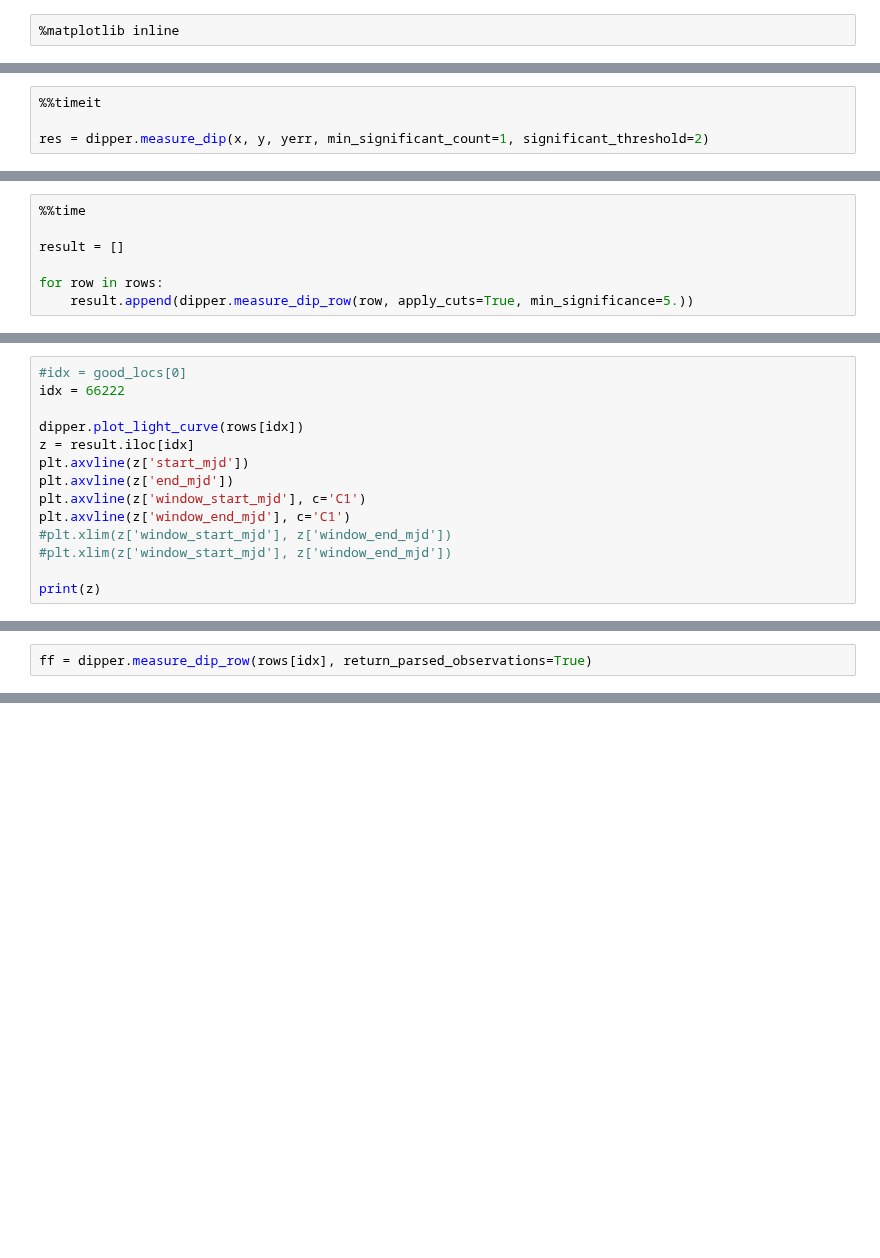
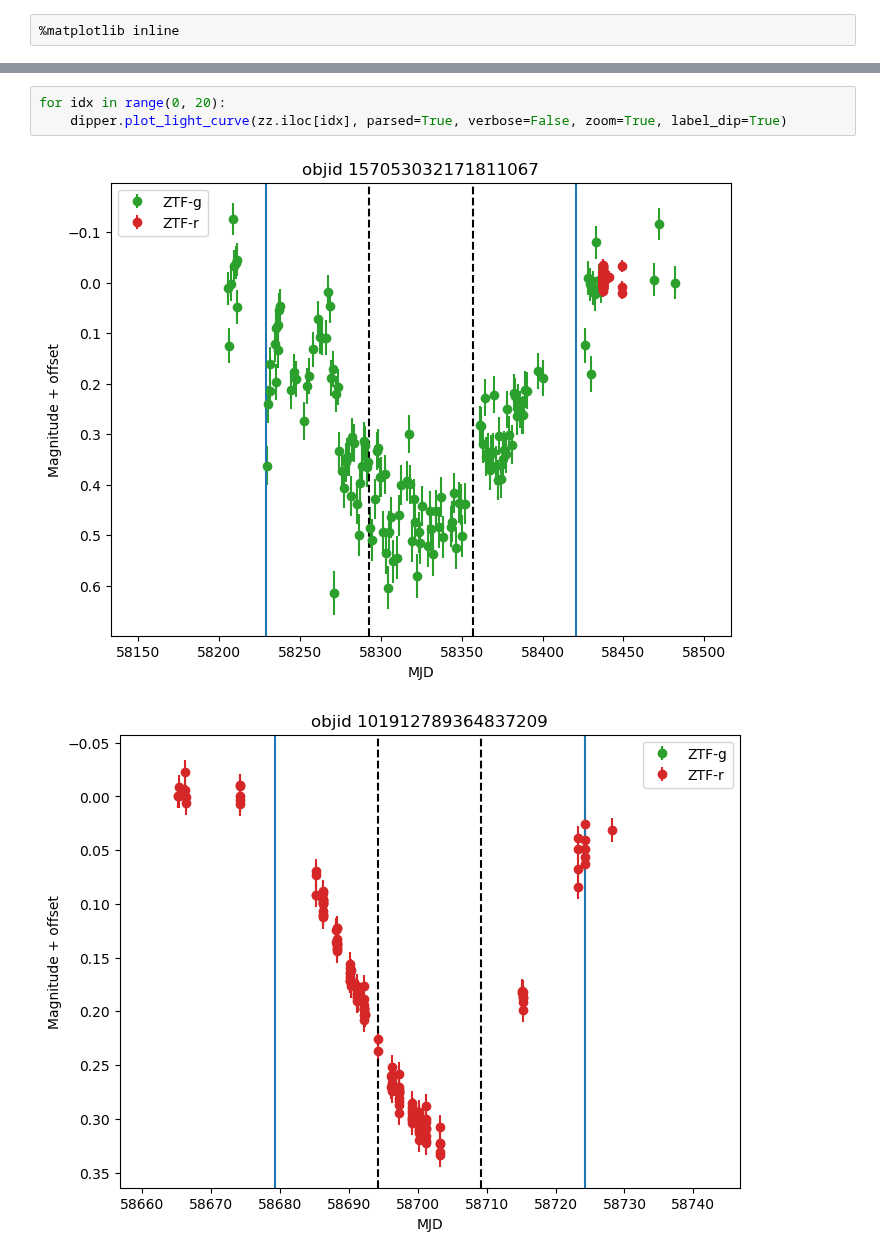
Before and after one commit to dirac-institute/ZTF_Boyajian, a Jupyter notebook: dipper_detection.ipynb, the cells around one changed output, grey strips where cells are left out. Cells and saved outputs as stored; diff of their text form; blank space fills up the shorter version.

Commit message:
Update to new dipper algorithm.

```diff
--- a/dipper_detection.ipynb
+++ b/dipper_detection.ipynb
@@ -462,4 +49,0 @@ x, y, yerr = simulate_light_curve(50)
-# %%
-%%timeit
-
-res = dipper.measure_dip(x, y, yerr, min_significant_count=1, significant_threshold=2)
@@ -817,7 +49,0 @@ importlib.reload(dipper)
-# %%
-%%time
-
-result = []
-
-for row in rows:
-    result.append(dipper.measure_dip_row(row, apply_cuts=True, min_significance=5.))
@@ -863,14 +49,0 @@ len(good_locs) / 100000 * 800000000
-# %%
-#idx = good_locs[0]
-idx = 66222
-
-dipper.plot_light_curve(rows[idx])
-z = result.iloc[idx]
-plt.axvline(z['start_mjd'])
-plt.axvline(z['end_mjd'])
-plt.axvline(z['window_start_mjd'], c='C1')
-plt.axvline(z['window_end_mjd'], c='C1')
-#plt.xlim(z['window_start_mjd'], z['window_end_mjd'])
-#plt.xlim(z['window_start_mjd'], z['window_end_mjd'])
-
-print(z)
@@ -913,2 +49,0 @@ Name: 66222, dtype: float64
-# %%
-ff = dipper.measure_dip_row(rows[idx], return_parsed_observations=True)
@@ -946,0 +50,6 @@ plt.hist(result['significance'])
+# %%
+for idx in range(0, 20):
+    dipper.plot_light_curve(zz.iloc[idx], parsed=True, verbose=False, zoom=True, label_dip=True)
+# %% [output]
+[figure, added]
+[figure, added]
```
Also changed, not shown: parts of 90 cells of this notebook, 2 other files.
